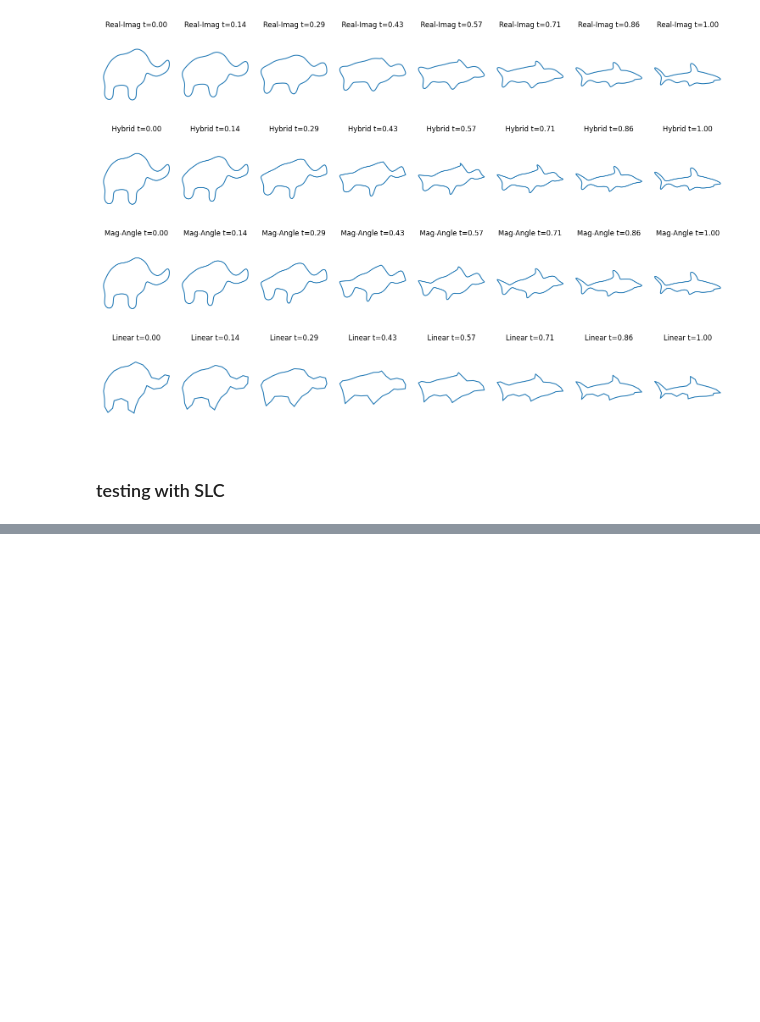
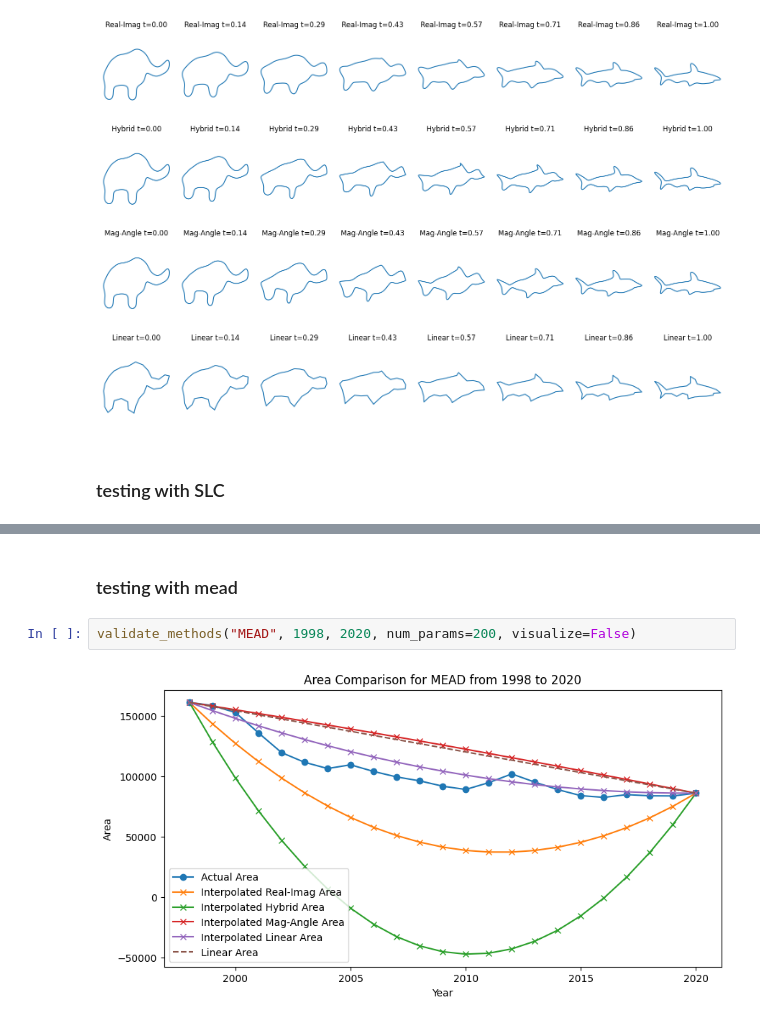
Before and after one commit to aprinawang/fourier-morph, a Jupyter notebook: morph_clean.ipynb, the cells around one changed output, grey strips where cells are left out. Cells and saved outputs as stored; diff of their text form; blank space fills up the shorter version.

```diff
--- a/morph_clean.ipynb
+++ b/morph_clean.ipynb
@@ -341,0 +350,6 @@ validate_methods("SLC", 1996, 2020, num_params=200, visualize=False)
+# %% [markdown]
+### testing with mead
+# %%
+validate_methods("MEAD", 1998, 2020, num_params=200, visualize=False)
+# %% [output]
+[figure, added]
```
Also changed, not shown: parts of 3 cells of this notebook.
